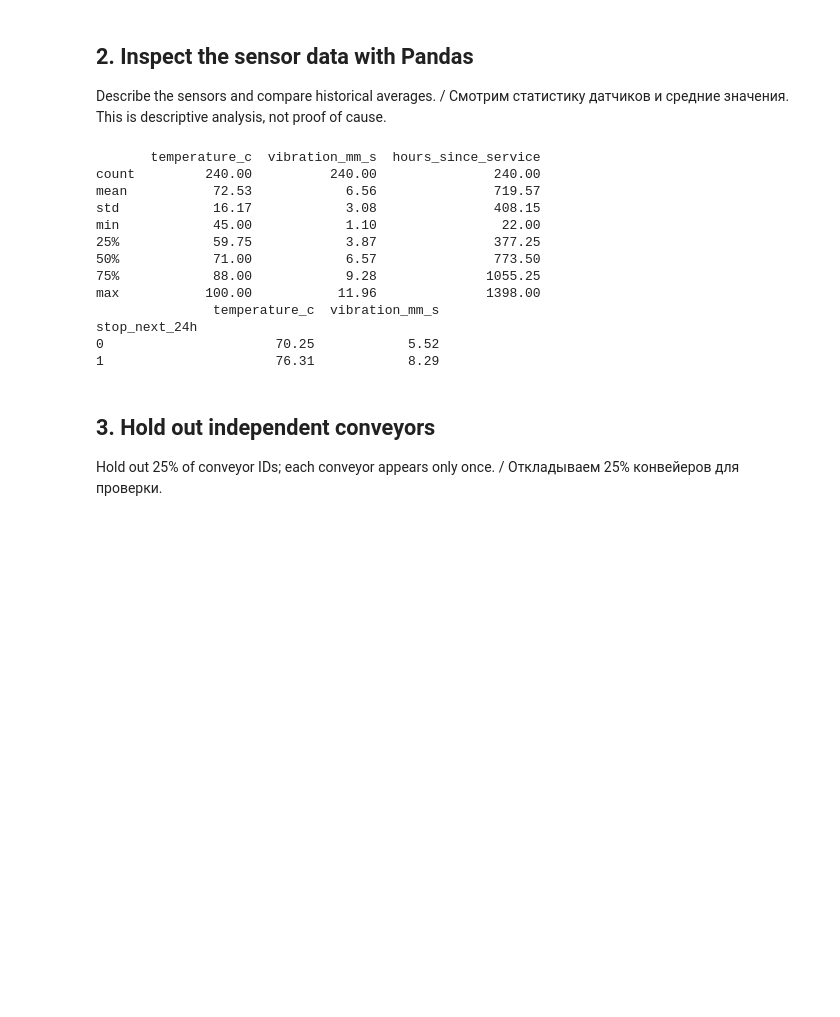
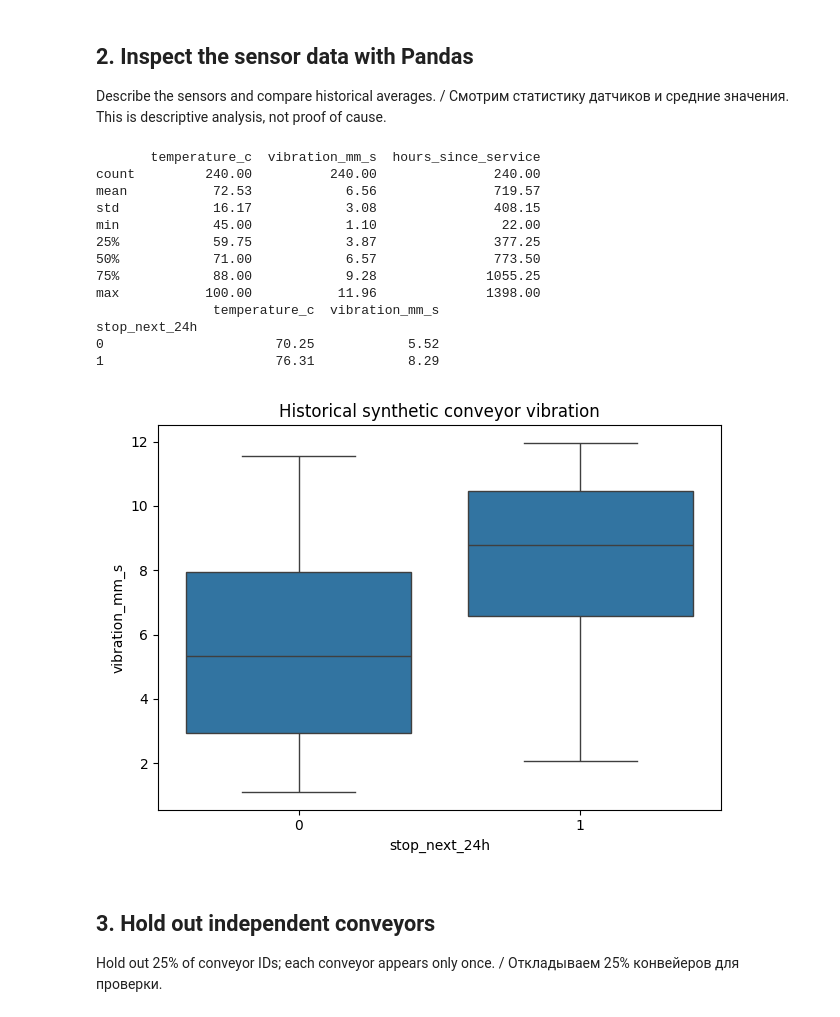
Before and after one commit to murod1977/data-science-machine-learning., a Jupyter notebook: 03_conveyor_failure_prediction/walkthrough.ipynb, the cells around one changed output. Cells and saved outputs as stored; diff of their text form; code cells hidden in the pictures; blank space fills up the shorter version.

```diff
--- a/03_conveyor_failure_prediction/walkthrough.ipynb
+++ b/03_conveyor_failure_prediction/walkthrough.ipynb
@@ -33,21 +45,27 @@ Describe the sensors and compare historical averages. / Смотрим стат
 # %%
 print(df[["temperature_c", "vibration_mm_s", "hours_since_service"]].describe().round(2).to_string())
 summary = df.groupby("stop_next_24h")[["temperature_c", "vibration_mm_s"]].mean()
 print(summary.round(2).to_string())
+sns.boxplot(data=df, x="stop_next_24h", y="vibration_mm_s")
+plt.title("Historical synthetic conveyor vibration")
+plt.tight_layout()
+plt.savefig("results/pandas_exploration.png")
+plt.close()
 # %% [output]
        temperature_c  vibration_mm_s  hours_since_service
 count         240.00          240.00               240.00
 mean           72.53            6.56               719.57
 std            16.17            3.08               408.15
 min            45.00            1.10                22.00
 25%            59.75            3.87               377.25
 50%            71.00            6.57               773.50
 75%            88.00            9.28              1055.25
 max           100.00           11.96              1398.00
                temperature_c  vibration_mm_s
 stop_next_24h
 0                      70.25            5.52
 1                      76.31            8.29
+[figure, added]
 # %% [markdown]
 ## 3. Hold out independent conveyors
 Hold out 25% of conveyor IDs; each conveyor appears only once. / Откладываем 25% конвейеров для проверки.
```
Also changed, not shown: parts of 6 cells of this notebook, 19 other files.
